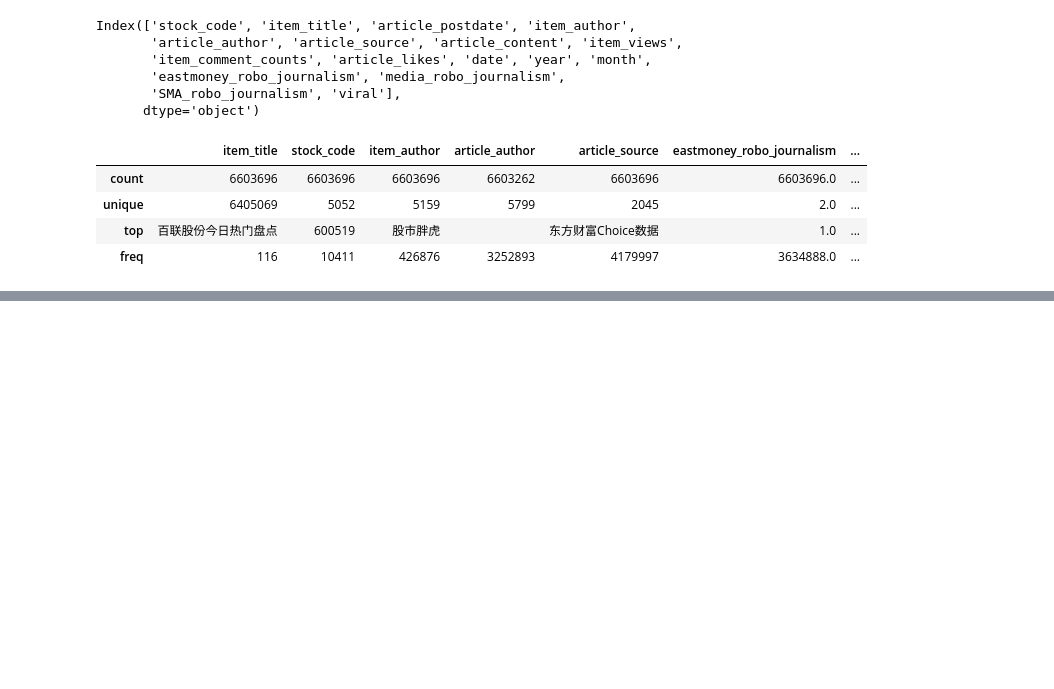
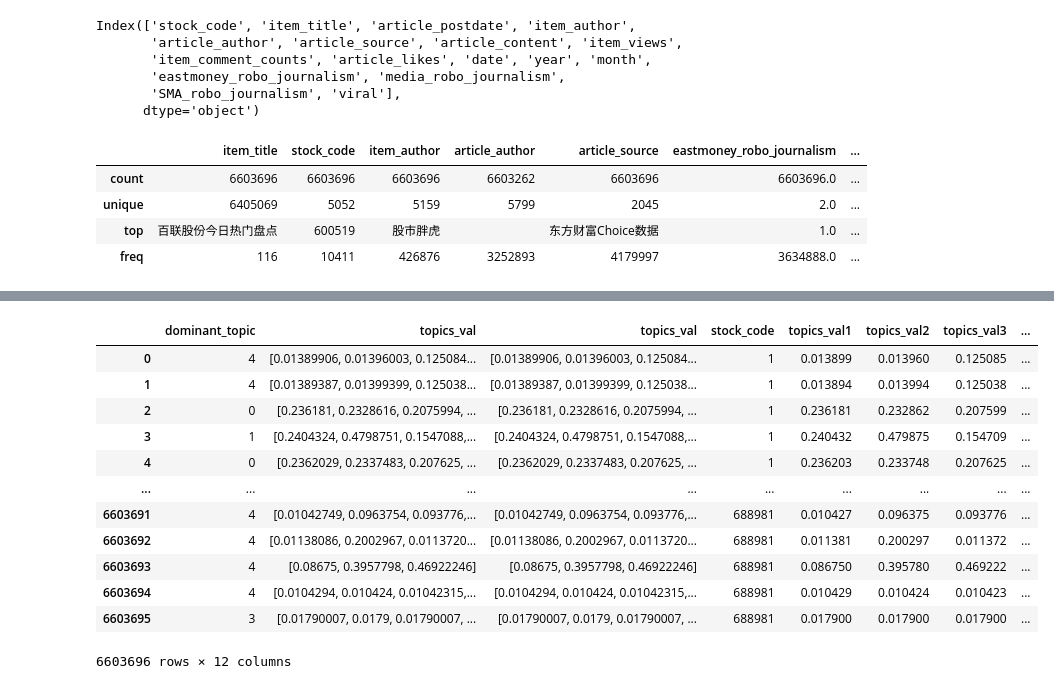
Before and after one commit to tt2615/Vitality-Project, a Jupyter notebook: data explore.ipynb, the cells around one changed output, grey strips where cells are left out. Cells and saved outputs as stored; diff of their text form; code cells hidden in the pictures; blank space fills up the shorter version.

Commit message:
add sentiment and topic

```diff
--- a/data explore.ipynb
+++ b/data explore.ipynb
@@ -31,0 +114,8 @@ data.to_csv('./data/p_data_wo_content.csv')
+# %%
+data = pd.read_csv('./data/eastmoney_topic_bert.csv')
+# %%
+# Convert strings to lists
+data['topics_val'] = data['topics_val'].apply(lambda x: list(map(float, x.strip('[]').split(','))))
+
+# Create separate columns for each value
+data[['topics_val1', 'topics_val2', 'topics_val3', 'topics_val4', 'topics_val5', 'topics_val6', 'topics_val7', 'topics_val8']] = pd.DataFrame(data['topics_val'].tolist())
@@ -31,0 +149,20 @@ data.to_csv('./data/p_data_wo_content.csv')
+# %%
+data.fillna(0, inplace=True)
+# %%
+data[['dominant_topic','topics_val','topics_val', 'stock_code', 'topics_val1',
+       'topics_val2', 'topics_val3', 'topics_val4', 'topics_val5',
+       'topics_val6', 'topics_val7', 'topics_val8']]
+# %% [output]
+|  | dominant_topic | topics_val | topics_val | stock_code | topics_val1 | topics_val2 | topics_val3 | ... |
+| 0 | 4 | [0.01389906, 0.01396003, 0.125084... | [0.01389906, 0.01396003, 0.125084... | 1 | 0.013899 | 0.013960 | 0.125085 | ... |
+| 1 | 4 | [0.01389387, 0.01399399, 0.125038... | [0.01389387, 0.01399399, 0.125038... | 1 | 0.013894 | 0.013994 | 0.125038 | ... |
+| 2 | 0 | [0.236181, 0.2328616, 0.2075994, ... | [0.236181, 0.2328616, 0.2075994, ... | 1 | 0.236181 | 0.232862 | 0.207599 | ... |
+| 3 | 1 | [0.2404324, 0.4798751, 0.1547088,... | [0.2404324, 0.4798751, 0.1547088,... | 1 | 0.240432 | 0.479875 | 0.154709 | ... |
+| 4 | 0 | [0.2362029, 0.2337483, 0.207625, ... | [0.2362029, 0.2337483, 0.207625, ... | 1 | 0.236203 | 0.233748 | 0.207625 | ... |
+| ... | ... | ... | ... | ... | ... | ... | ... | ... |
+| 6603691 | 4 | [0.01042749, 0.0963754, 0.093776,... | [0.01042749, 0.0963754, 0.093776,... | 688981 | 0.010427 | 0.096375 | 0.093776 | ... |
+| 6603692 | 4 | [0.01138086, 0.2002967, 0.0113720... | [0.01138086, 0.2002967, 0.0113720... | 688981 | 0.011381 | 0.200297 | 0.011372 | ... |
+| 6603693 | 4 | [0.08675, 0.3957798, 0.46922246] | [0.08675, 0.3957798, 0.46922246] | 688981 | 0.086750 | 0.395780 | 0.469222 | ... |
+| 6603694 | 4 | [0.0104294, 0.010424, 0.01042315,... | [0.0104294, 0.010424, 0.01042315,... | 688981 | 0.010429 | 0.010424 | 0.010423 | ... |
+| 6603695 | 3 | [0.01790007, 0.0179, 0.01790007, ... | [0.01790007, 0.0179, 0.01790007, ... | 688981 | 0.017900 | 0.017900 | 0.017900 | ... |
+6603696 rows × 12 columns
```
Also changed, not shown: parts of 17 cells of this notebook, 3 other files.
